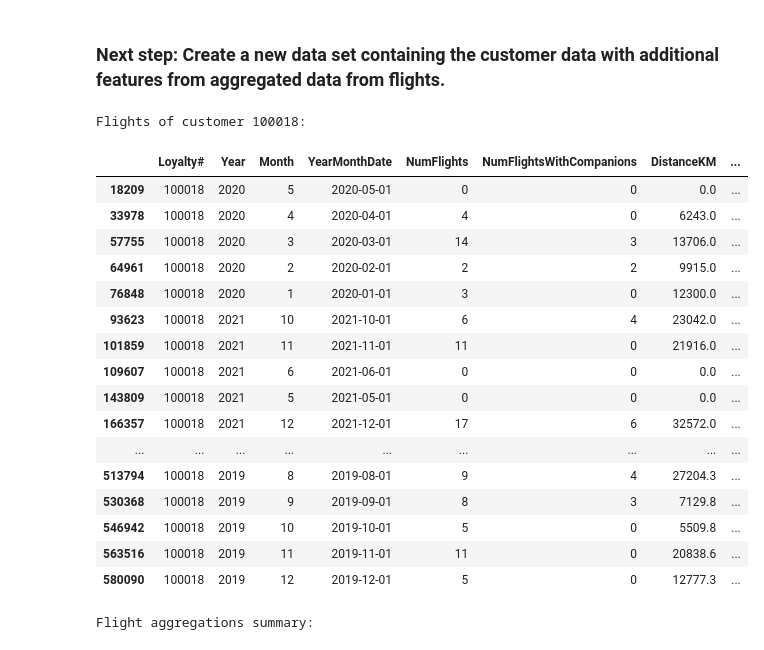
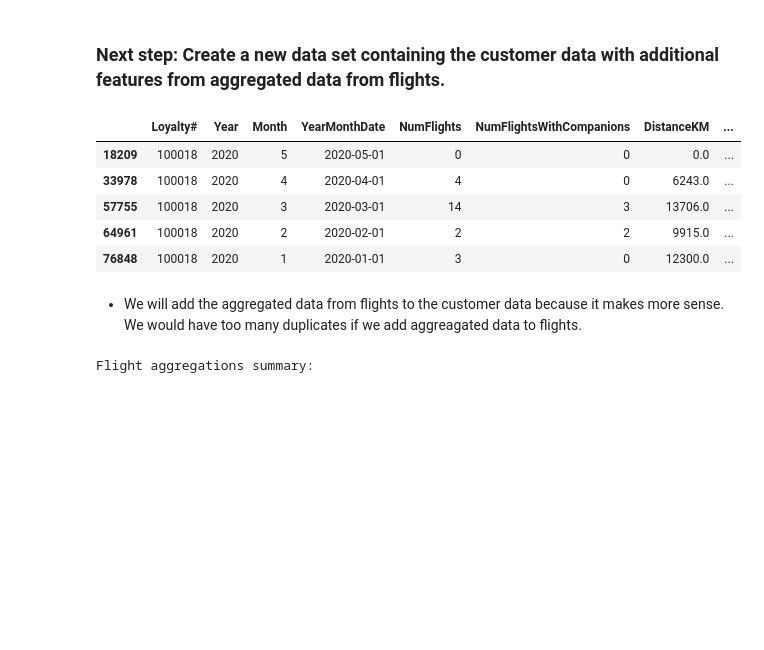
Before and after one commit to duartegomes11/DataMining2025---Project, a Jupyter notebook: notebooks/01_eda_features.ipynb, the cells around one changed output. Drawn from its saved outputs; the diff is of its cells as text; code cells hidden in the pictures; blank space fills up the shorter version.

Commit message:
Fixed some issues with aggregated data. Had to create a new dataset

```diff
--- a/notebooks/01_eda_features.ipynb
+++ b/notebooks/01_eda_features.ipynb
@@ -144,27 +142,17 @@ Customers with the longest tenure of 3842 days:
 # %%
 # Show the flights of customer 100018
 customer_100018_flights = flights[flights["Loyalty#"] == 100018]
-print("Flights of customer 100018:")
-display(customer_100018_flights)
+# show the first 10 rows
+display(customer_100018_flights.head(5))
 # %% [output]
-Flights of customer 100018:
 |  | Loyalty# | Year | Month | YearMonthDate | NumFlights | NumFlightsWithCompanions | DistanceKM | ... |
 | 18209 | 100018 | 2020 | 5 | 2020-05-01 | 0 | 0 | 0.0 | ... |
 | 33978 | 100018 | 2020 | 4 | 2020-04-01 | 4 | 0 | 6243.0 | ... |
 | 57755 | 100018 | 2020 | 3 | 2020-03-01 | 14 | 3 | 13706.0 | ... |
 | 64961 | 100018 | 2020 | 2 | 2020-02-01 | 2 | 2 | 9915.0 | ... |
 | 76848 | 100018 | 2020 | 1 | 2020-01-01 | 3 | 0 | 12300.0 | ... |
-| 93623 | 100018 | 2021 | 10 | 2021-10-01 | 6 | 4 | 23042.0 | ... |
-| 101859 | 100018 | 2021 | 11 | 2021-11-01 | 11 | 0 | 21916.0 | ... |
-| 109607 | 100018 | 2021 | 6 | 2021-06-01 | 0 | 0 | 0.0 | ... |
-| 143809 | 100018 | 2021 | 5 | 2021-05-01 | 0 | 0 | 0.0 | ... |
-| 166357 | 100018 | 2021 | 12 | 2021-12-01 | 17 | 6 | 32572.0 | ... |
-| ... | ... | ... | ... | ... | ... | ... | ... | ... |
-| 513794 | 100018 | 2019 | 8 | 2019-08-01 | 9 | 4 | 27204.3 | ... |
-| 530368 | 100018 | 2019 | 9 | 2019-09-01 | 8 | 3 | 7129.8 | ... |
-| 546942 | 100018 | 2019 | 10 | 2019-10-01 | 5 | 0 | 5509.8 | ... |
-| 563516 | 100018 | 2019 | 11 | 2019-11-01 | 11 | 0 | 20838.6 | ... |
-| 580090 | 100018 | 2019 | 12 | 2019-12-01 | 5 | 0 | 12777.3 | ... |
+# %% [markdown]
+- We will add the aggregated data from flights to the customer data because it makes more sense. We would have too many duplicates if we add aggreagated data to flights.
 # %%
 # Basic flight metrics per customer
 flight_aggs = flights.groupby('Loyalty#').agg(
```
Also changed, not shown: parts of 5 cells of this notebook, 2 other files.
